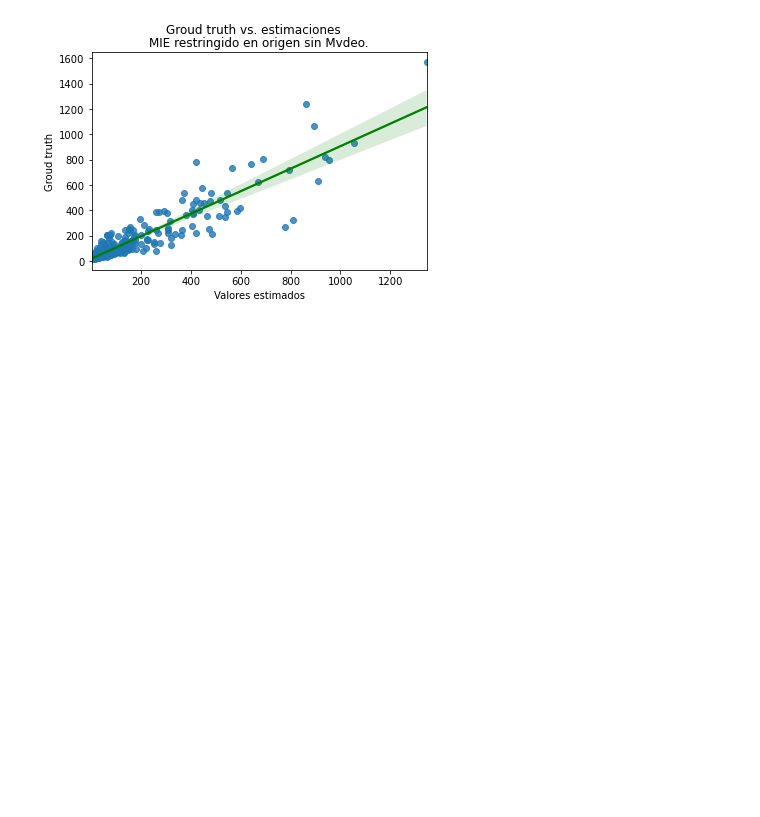
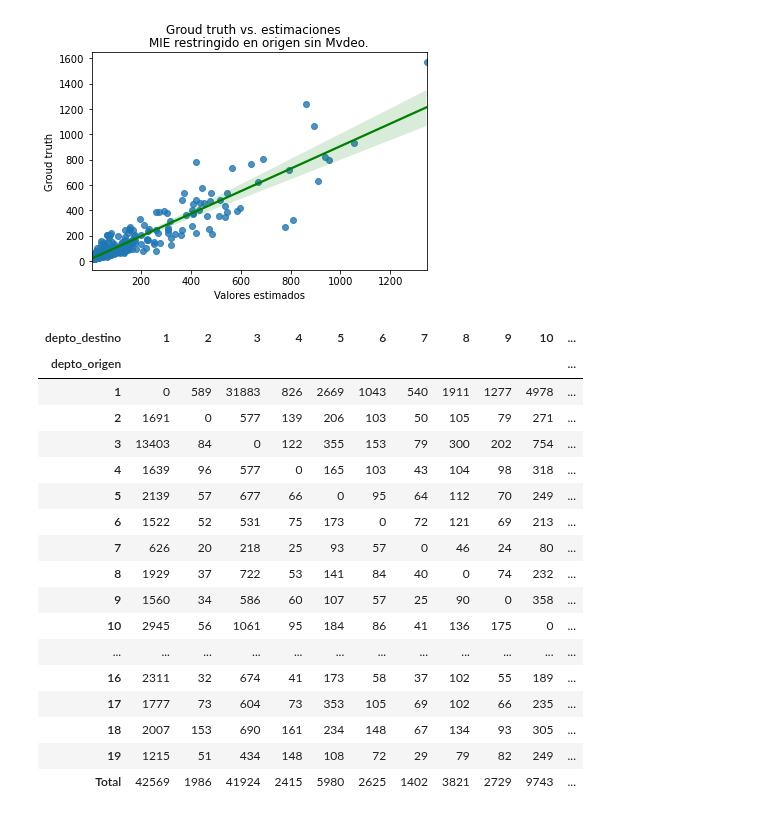
Before and after one commit to guillermodangelo/tesis, a Jupyter notebook: 07-MIE_departamentos_concreto.ipynb, the cells around one changed output. Drawn from its saved outputs; the diff is of its cells as text; code cells hidden in the pictures; blank space fills up the shorter version.

```diff
--- a/07-MIE_departamentos_concreto.ipynb
+++ b/07-MIE_departamentos_concreto.ipynb
@@ -191,5 +227,36 @@ plot_gt(actual_counts, predicted_counts, title, subtitle)
 $R²$ = 0.8343
 RMSE = 83.5727
 [figure]
+# %%
+# matriz de los valores estimados
+dd_deptos['prodsimest'] = np.round(predicted_counts)
+
+pd.pivot_table(dd_deptos,
+values='prodsimest',
+index ='depto_origen',
+columns='depto_destino',
+fill_value=0,
+aggfunc=sum,
+margins=True,
+margins_name='Total')
+# %% [output]
+| depto_destino | 1 | 2 | 3 | 4 | 5 | 6 | 7 | 8 | 9 | 10 | ... |
+| depto_origen |  |  |  |  |  |  |  |  |  |  | ... |
+| 1 | 0 | 589 | 31883 | 826 | 2669 | 1043 | 540 | 1911 | 1277 | 4978 | ... |
+| 2 | 1691 | 0 | 577 | 139 | 206 | 103 | 50 | 105 | 79 | 271 | ... |
+| 3 | 13403 | 84 | 0 | 122 | 355 | 153 | 79 | 300 | 202 | 754 | ... |
+| 4 | 1639 | 96 | 577 | 0 | 165 | 103 | 43 | 104 | 98 | 318 | ... |
+| 5 | 2139 | 57 | 677 | 66 | 0 | 95 | 64 | 112 | 70 | 249 | ... |
+| 6 | 1522 | 52 | 531 | 75 | 173 | 0 | 72 | 121 | 69 | 213 | ... |
+| 7 | 626 | 20 | 218 | 25 | 93 | 57 | 0 | 46 | 24 | 80 | ... |
+| 8 | 1929 | 37 | 722 | 53 | 141 | 84 | 40 | 0 | 74 | 232 | ... |
+| 9 | 1560 | 34 | 586 | 60 | 107 | 57 | 25 | 90 | 0 | 358 | ... |
+| 10 | 2945 | 56 | 1061 | 95 | 184 | 86 | 41 | 136 | 175 | 0 | ... |
+| ... | ... | ... | ... | ... | ... | ... | ... | ... | ... | ... | ... |
+| 16 | 2311 | 32 | 674 | 41 | 173 | 58 | 37 | 102 | 55 | 189 | ... |
+| 17 | 1777 | 73 | 604 | 73 | 353 | 105 | 69 | 102 | 66 | 235 | ... |
+| 18 | 2007 | 153 | 690 | 161 | 234 | 148 | 67 | 134 | 93 | 305 | ... |
+| 19 | 1215 | 51 | 434 | 148 | 108 | 72 | 29 | 79 | 82 | 249 | ... |
+| Total | 42569 | 1986 | 41924 | 2415 | 5980 | 2625 | 1402 | 3821 | 2729 | 9743 | ... |
 # %%
 prodSim.save("modelos/restringido_origen_noMVO.pickle")
```
Also changed, not shown: parts of 7 cells of this notebook, 13 other files.
